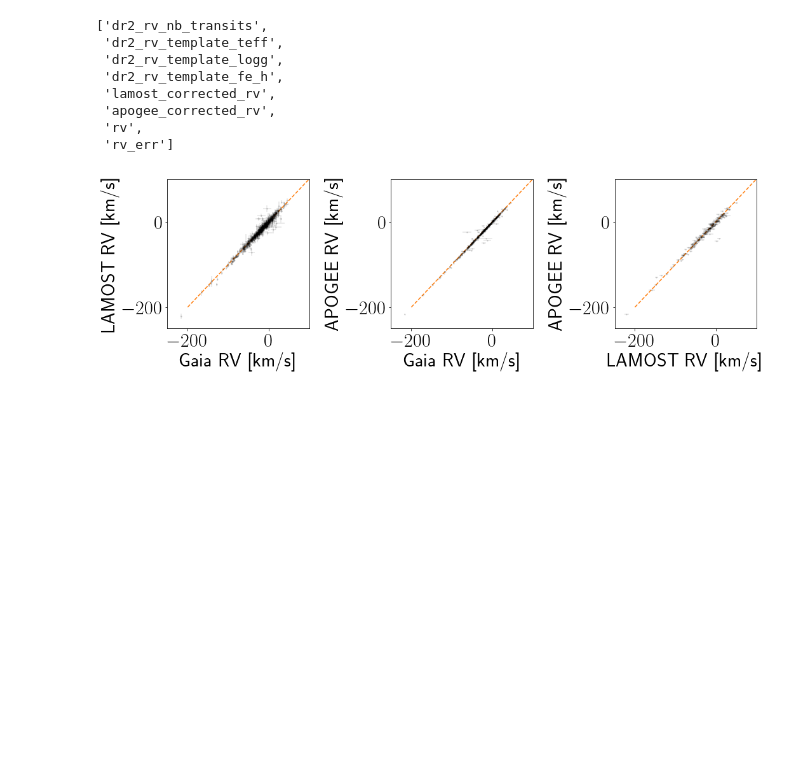
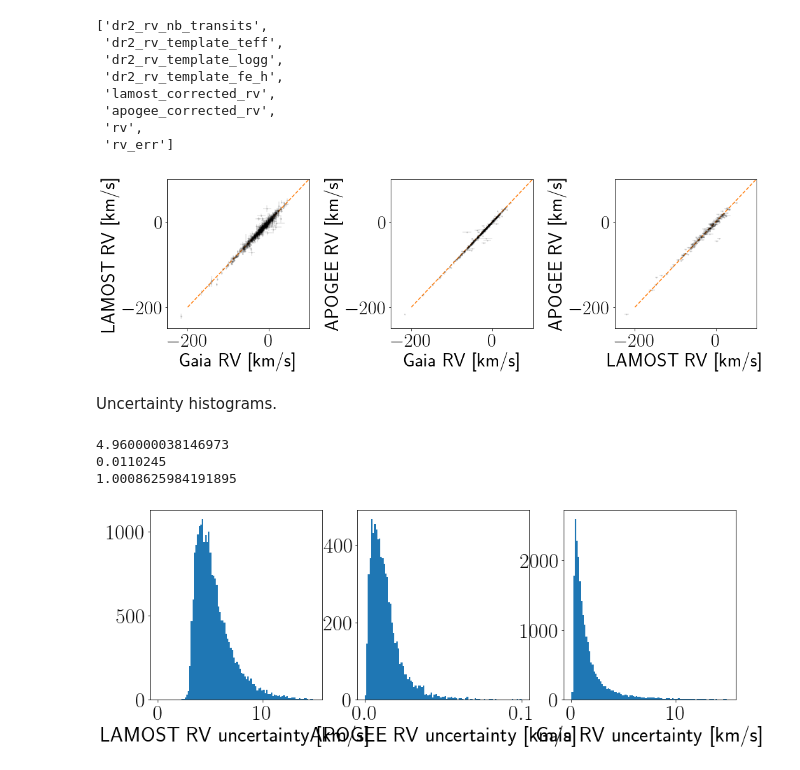
Before and after one commit to RuthAngus/kepler_kinematics, a Jupyter notebook: notebooks/Data.ipynb, the cells around one changed output. Cells and saved outputs as stored; diff of their text form; code cells hidden in the pictures; blank space fills up the shorter version.

```diff
--- a/notebooks/Data.ipynb
+++ b/notebooks/Data.ipynb
@@ -594,3 +598,27 @@ plt.ylabel("APOGEE RV [km/s]")
 plt.tight_layout()
 # %% [output]
 [figure]
+# %% [markdown]
+Uncertainty histograms.
+# %%
+plt.figure(figsize=(15, 5))
+
+plt.subplot(1, 3, 1)
+plt.hist(df_random.LAMOST_RV_ERR, 100, range=(0, 15));
+plt.xlabel("LAMOST RV uncertainty [km/s]")
+print(np.median(df_random.LAMOST_RV_ERR.values[np.isfinite(df_random.LAMOST_RV_ERR.values)]))
+
+plt.subplot(1, 3, 2)
+plt.hist(df_random.APOGEE_RV_ERR, 100, range=(0, .1));
+plt.xlabel("APOGEE RV uncertainty [km/s]")
+print(np.median(df_random.APOGEE_RV_ERR.values[np.isfinite(df_random.APOGEE_RV_ERR.values)]))
+
+plt.subplot(1, 3, 3)
+plt.hist(df_random.dr2_radial_velocity_error, 100, range=(0, 15));
+plt.xlabel("Gaia RV uncertainty [km/s]")
+print(np.median(df_random.dr2_radial_velocity_error.values[np.isfinite(df_random.dr2_radial_velocity_error.values)]))
+# %% [output]
+4.960000038146973
+0.0110245
+1.0008625984191895
+[figure, added]
```
Also changed, not shown: parts of 2 cells of this notebook, 3 other files.
